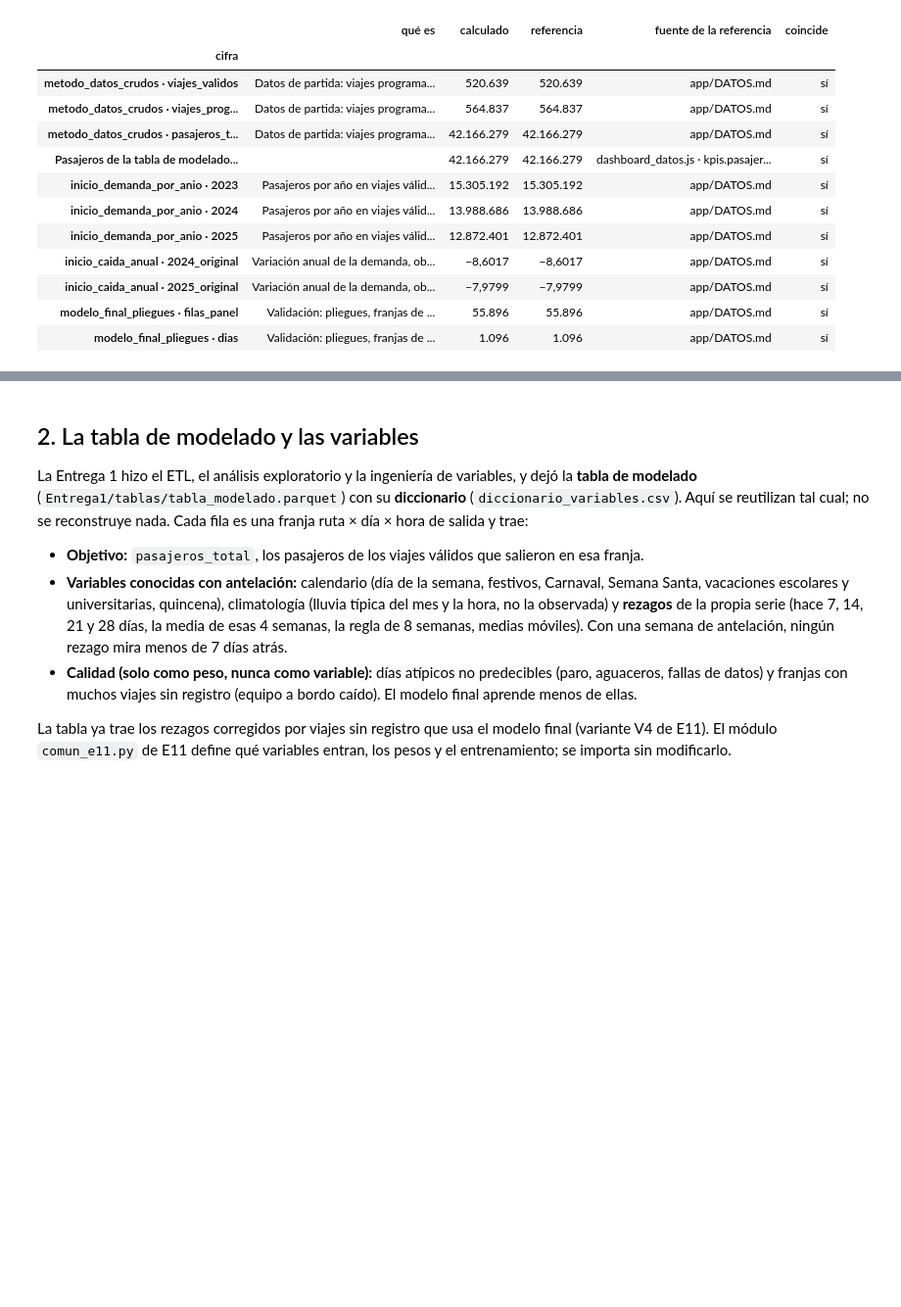
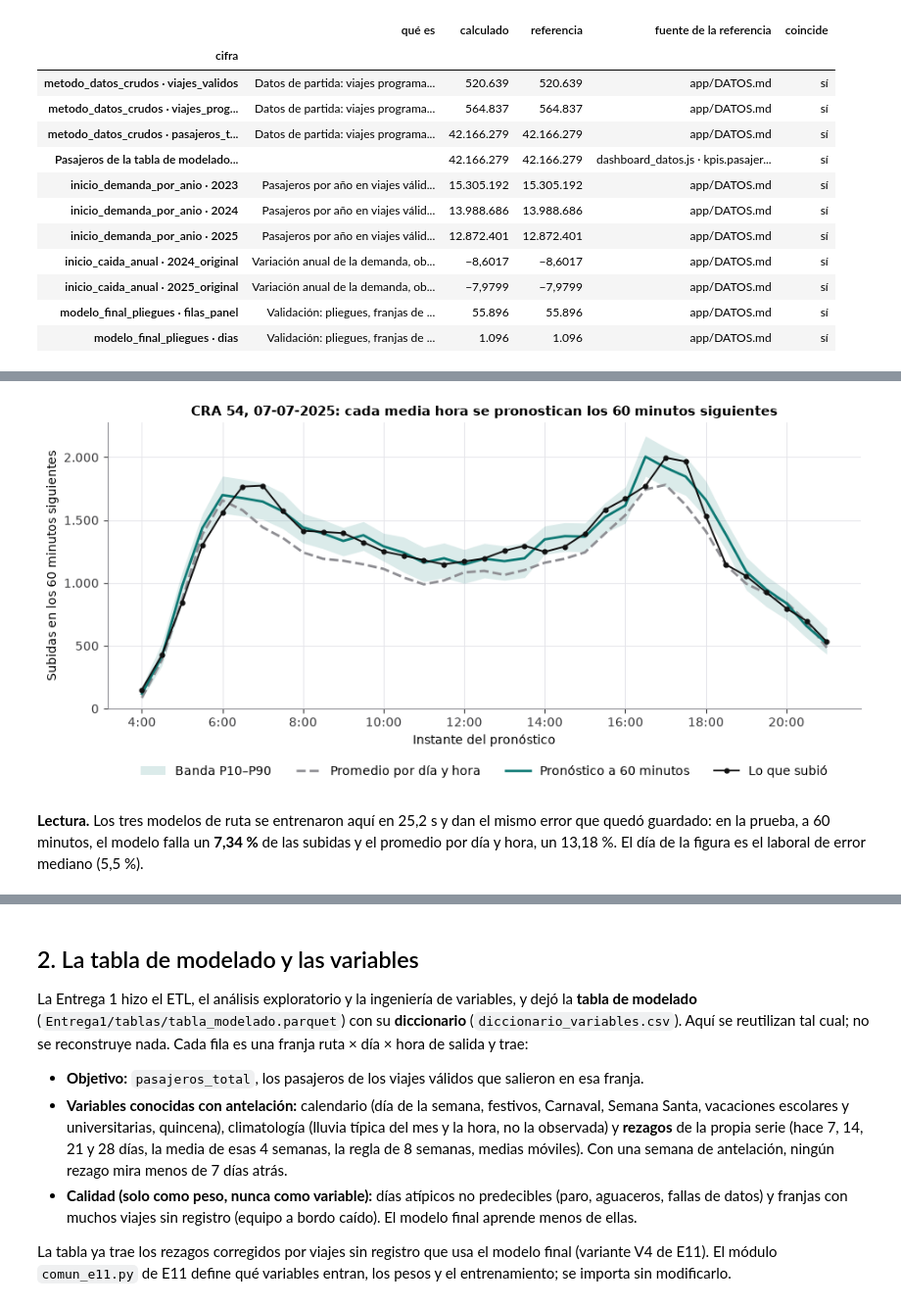
Before and after one commit to RubenEsg/Data-Challenge-pro-extreme, a Jupyter notebook: entrega_final.ipynb, the cells around one changed output, grey strips where cells are left out. Shown at 98% size. Cells and saved outputs as stored; diff of their text form; code cells hidden in the pictures; blank space fills up the shorter version.

```diff
--- a/entrega_final.ipynb
+++ b/entrega_final.ipynb
@@ -456,0 +591,49 @@ La unidad de todo lo que sigue es la **franja ruta × día × hora de salida** d
+# %%
+_t = time.time()
+_hp = {k: v for k, v in SEL_CP["hiper"]["ruta"]["valores"].items() if CPC.HIPER.get(k) != v}
+VIVO = {r.nombre: CPC.pronosticar(r, "ruta", 60, SEL_CP["conjunto"]["ruta"], entrenar=("entrenamiento", "validacion"),
+                                  predecir="prueba", hiper=_hp) for r in RUTAS_CP.values()}
+T_VIVO = time.time() - _t
+_p = [CPC.aplanar(o["y"], o["p"], o["base"]["promedio_dia_hora"]) for o in VIVO.values()]
+Y_V, P_V, B_V = (np.concatenate([x[k] for x in _p]) for k in range(3))
+W_VIVO, W_BASE = wape(Y_V, P_V), wape(Y_V, B_V)
+_ref = PRU_CP["niveles"]["ruta"]["60"]["todas_las_rutas"]
+verificar_ref("corto plazo · WAPE por ruta a 60 min, modelo entrenado aquí", W_VIVO, _ref["modelo"]["wape"], F_PRU, tol=0.0006, dec=3)
+verificar_ref("corto plazo · WAPE por ruta a 60 min, promedio por día y hora", W_BASE, _ref["promedio_dia_hora"]["wape"], F_PRU, tol=0.0006, dec=3)
+for _r, _o in VIVO.items():
+    _y, _pp = CPC.aplanar(_o["y"], _o["p"])[:2]
+    verificar_ref(f"corto plazo · WAPE a 60 min, {_r}", wape(_y, _pp), PRU_CP["niveles"]["ruta"]["60"]["por_ruta"][_r]["modelo"]["wape"], F_PRU, tol=0.0006, dec=3)
+
+# Un día de la prueba: el día laboral de CRA 54 con el error mediano (regla fija, para no elegirlo a ojo)
+_o = VIVO["CRA 54"]
+_a, _b = CPC.rango_dias("prueba")
+_fechas = pd.date_range(CPC.DIA0 + pd.Timedelta(days=_a), periods=_b - _a + 1)
+_err = np.abs(_o["p"] - _o["y"])[:, :, 0].sum(axis=1) / _o["y"][:, :, 0].sum(axis=1) * 100
+_lab = (_fechas.dayofweek < 5) & ~np.isnan(_err)
+D_EJ = int(np.flatnonzero(_lab)[np.argsort(np.abs(_err[_lab] - np.median(_err[_lab])))[0]])
+_lo, _hi = CPC.conformal_aplicar(_o["p"][D_EJ, :, 0].astype(float), SEL_CP["banda"]["ruta"]["60"]["CRA 54"])
+fig, ax = plt.subplots(figsize=(11, 4.2))
+_h = CPC.INSTANTES / 4
+ax.fill_between(_h, _lo, _hi, color=TURQ, alpha=0.15, lw=0, label="Banda P10–P90")
+ax.plot(_h, _o["base"]["promedio_dia_hora"][D_EJ, :, 0], color=GRIS, ls="--", label="Promedio por día y hora")
+ax.plot(_h, _o["p"][D_EJ, :, 0], color=TURQ, label="Pronóstico a 60 minutos")
+ax.plot(_h, _o["y"][D_EJ, :, 0], color=REAL, lw=1.4, marker="o", ms=3.5, label="Lo que subió")
+ax.set_xticks(range(4, 22, 2), [f"{h}:00" for h in range(4, 22, 2)])
+ax.set_xlabel("Instante del pronóstico")
+ax.set_ylabel("Subidas en los 60 minutos siguientes")
+ax.set_title(f"CRA 54, {_fechas[D_EJ]:%d-%m-%Y}: cada media hora se pronostican los 60 minutos siguientes")
+ax.yaxis.set_major_formatter(FMT_MILES)
+ax.set_ylim(0, None)
+ax.legend(ncol=4, loc="upper center", bbox_to_anchor=(0.5, -0.16))
+plt.show()
+_igual = abs(W_VIVO - _ref["modelo"]["wape"]) <= 0.0006
+md(f"""**Lectura.** Los tres modelos de ruta se entrenaron aquí en {num(T_VIVO, 1)} s y
+{'dan el mismo error que quedó guardado' if _igual else '**no** dan el mismo error que quedó guardado (ver el contraste al final de la sección)'}:
+en la prueba, a 60 minutos, el modelo falla un **{pct(W_VIVO, 2)}** de las subidas y el promedio por día y hora, un {pct(W_BASE, 2)}.
+El día de la figura es el laboral de error mediano ({pct(_err[D_EJ], 1)}).""")
+# %% [output]
+[figure, added]
+**Lectura.** Los tres modelos de ruta se entrenaron aquí en 25,2 s y
+dan el mismo error que quedó guardado:
+en la prueba, a 60 minutos, el modelo falla un **7,34 %** de las subidas y el promedio por día y hora, un 13,18 %.
+El día de la figura es el laboral de error mediano (5,5 %).
```
Also changed, not shown: parts of 22 cells of this notebook, 44 other files.
